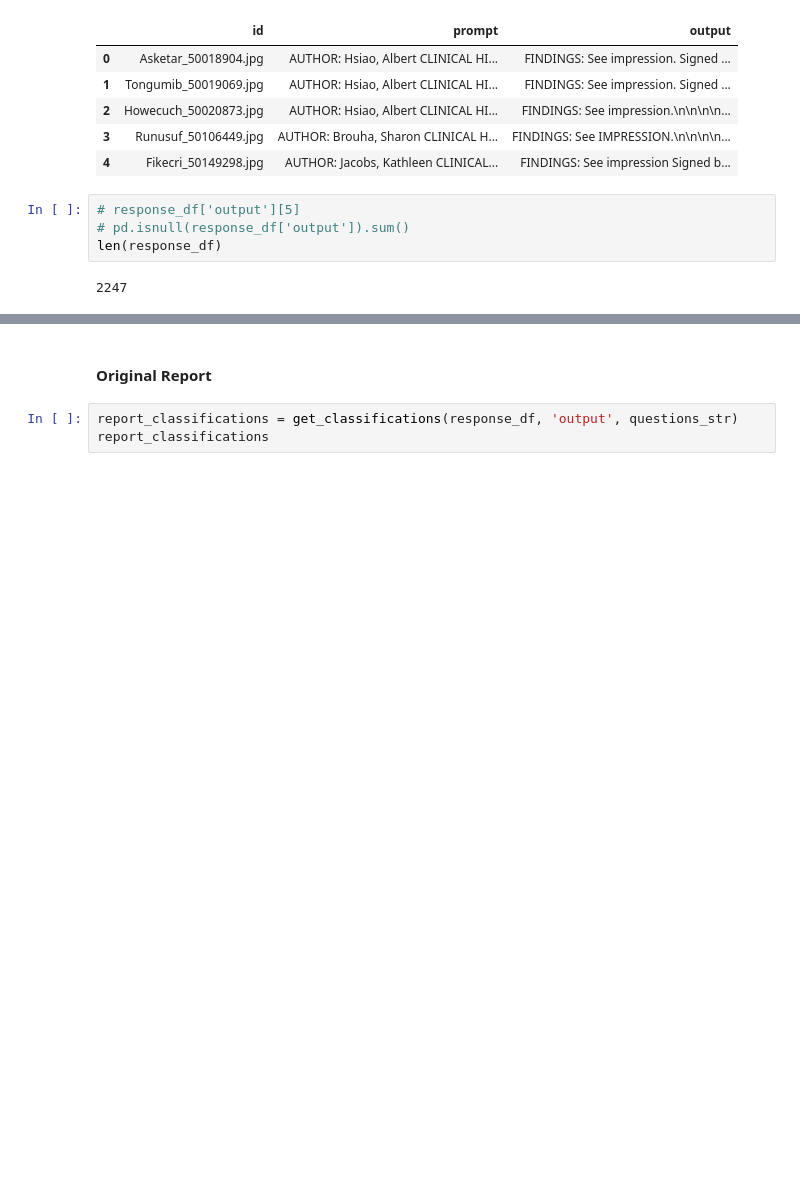
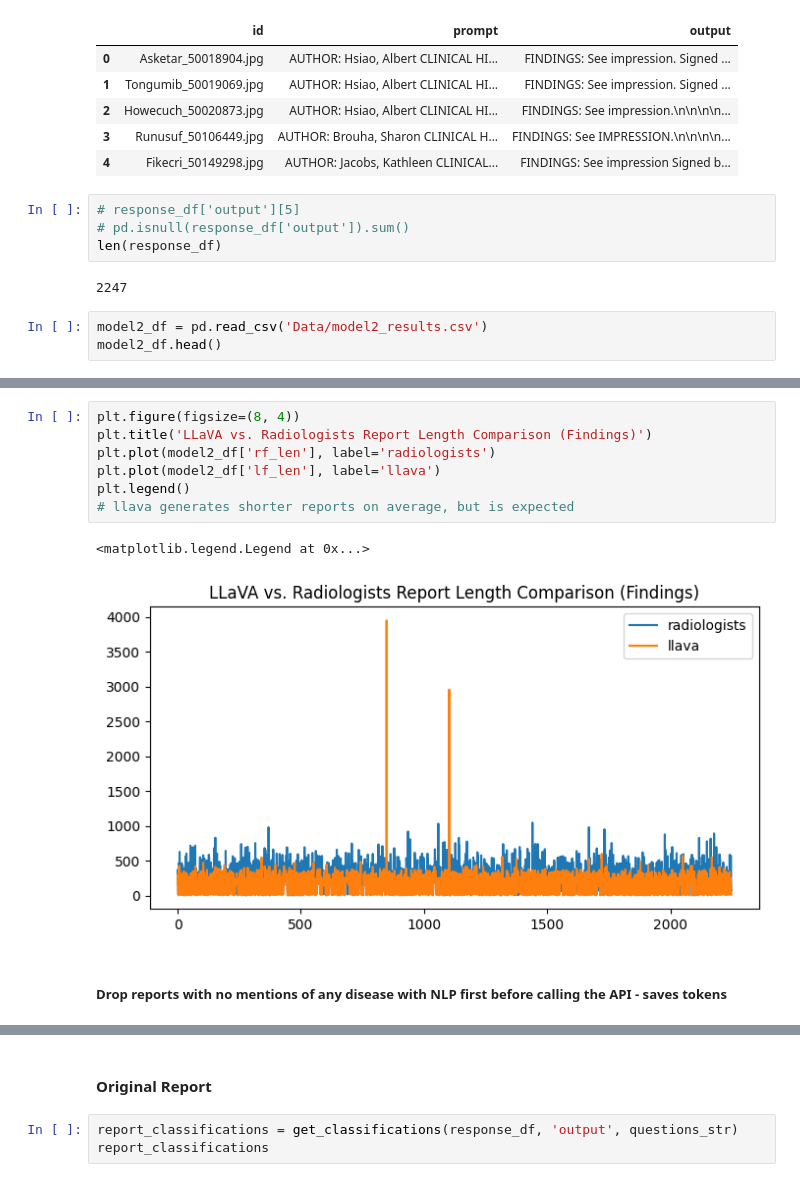
Before and after one commit to yushi20/Medical_LLM, a Jupyter notebook: Evaluation/model2_api_eval.ipynb, the cells around one changed output, grey strips where cells are left out. Cells and saved outputs as stored; diff of their text form; blank space fills up the shorter version.

Commit message:
add final model evaluation and plots

```diff
--- a/Evaluation/model2_api_eval.ipynb
+++ b/Evaluation/model2_api_eval.ipynb
@@ -34,3 +35,6 @@ response_df.head()
 len(response_df)
 # %% [output]
 2247
+# %%
+model2_df = pd.read_csv('Data/model2_results.csv')
+model2_df.head()
@@ -36,0 +48,12 @@ len(response_df)
+# %%
+plt.figure(figsize=(8, 4))
+plt.title('LLaVA vs. Radiologists Report Length Comparison (Findings)')
+plt.plot(model2_df['rf_len'], label='radiologists')
+plt.plot(model2_df['lf_len'], label='llava')
+plt.legend()
+# llava generates shorter reports on average, but is expected
+# %% [output]
+<matplotlib.legend.Legend at 0x...>
+[figure, added]
+# %% [markdown]
+##### Drop reports with no mentions of any disease with NLP first before calling the API - saves tokens
```
Also changed, not shown: parts of 15 cells of this notebook, 19 other files.
